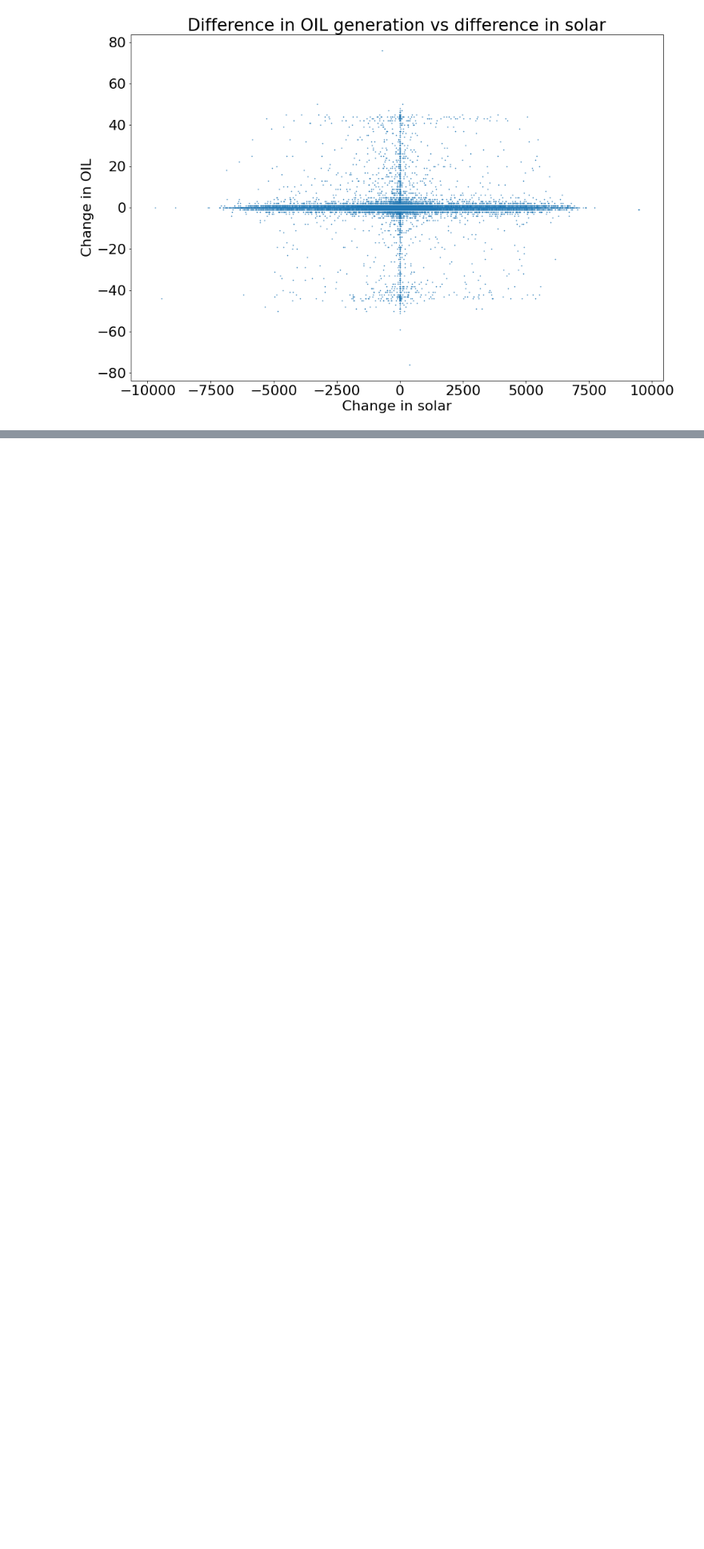
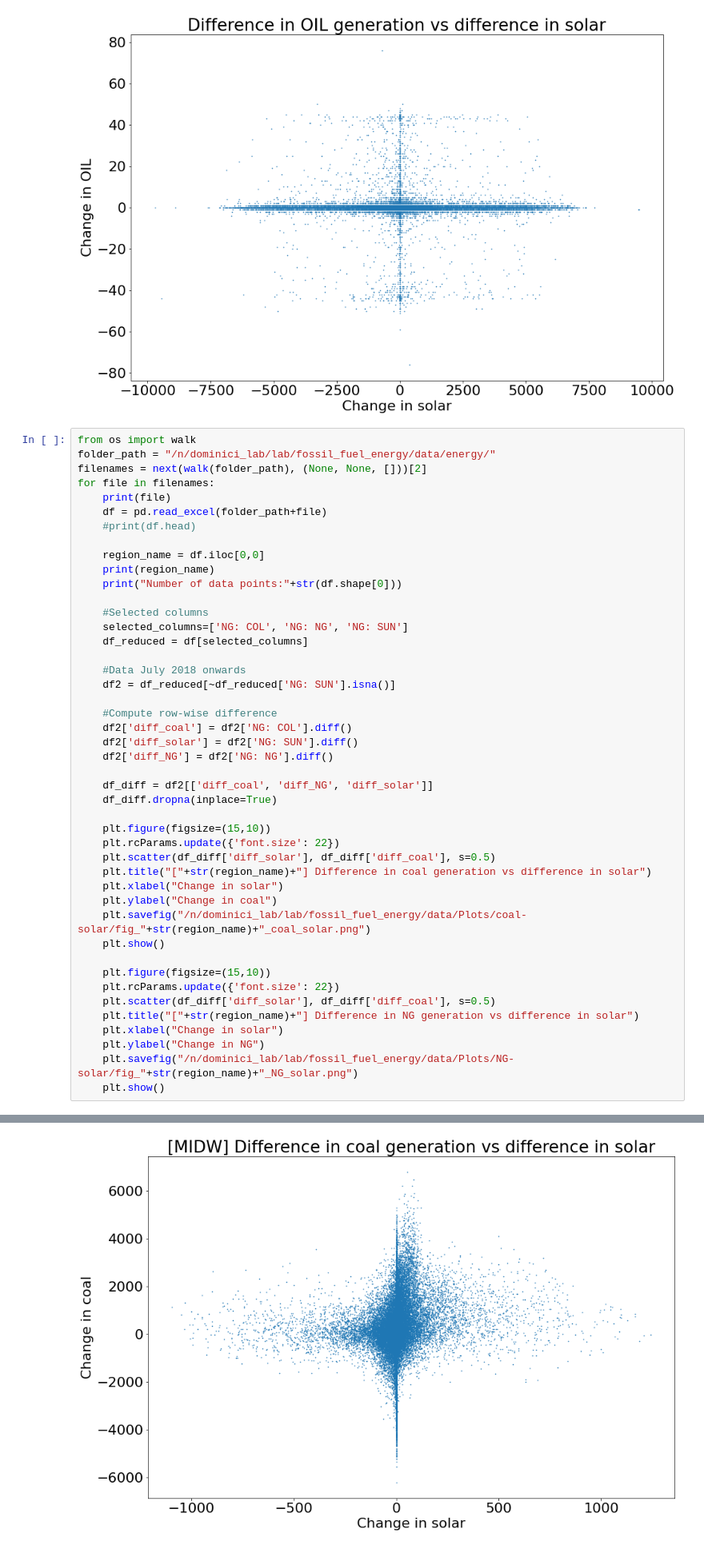
Before and after one commit to NSAPH-Projects/green-energy-optimization, a Jupyter notebook: Exploratory_data_analysis_energy.ipynb, the cells around one changed output, grey strips where cells are left out. Shown: that part at 80% size. Drawn from its saved outputs; the diff is of its cells as text; blank space fills up the shorter version.

Commit message:
Included scatterplots for every region

```diff
--- a/Exploratory_data_analysis_energy.ipynb
+++ b/Exploratory_data_analysis_energy.ipynb
@@ -189,3 +195,49 @@ plt.ylabel("Change in OIL")
 plt.show()
 # %% [output]
 [figure]
+# %%
+from os import walk
+folder_path = "/n/dominici_lab/lab/fossil_fuel_energy/data/energy/"
+filenames = next(walk(folder_path), (None, None, []))[2]
+for file in filenames:
+    print(file)
+    df = pd.read_excel(folder_path+file)
+    #print(df.head)
+
+    region_name = df.iloc[0,0]
+    print(region_name)
+    print("Number of data points:"+str(df.shape[0]))
+
+    #Selected columns
+    selected_columns=['NG: COL', 'NG: NG', 'NG: SUN']
+    df_reduced = df[selected_columns]
+
+    #Data July 2018 onwards
+    df2 = df_reduced[~df_reduced['NG: SUN'].isna()]
+
+    #Compute row-wise difference
+    df2['diff_coal'] = df2['NG: COL'].diff()
+    df2['diff_solar'] = df2['NG: SUN'].diff()
+    df2['diff_NG'] = df2['NG: NG'].diff()
+
+    df_diff = df2[['diff_coal', 'diff_NG', 'diff_solar']]
+    df_diff.dropna(inplace=True)
+
+    plt.figure(figsize=(15,10))
+    plt.rcParams.update({'font.size': 22})
+    plt.scatter(df_diff['diff_solar'], df_diff['diff_coal'], s=0.5)
+    plt.title("["+str(region_name)+"] Difference in coal generation vs difference in solar")
+    plt.xlabel("Change in solar")
+    plt.ylabel("Change in coal")
+    plt.savefig("/n/dominici_lab/lab/fossil_fuel_energy/data/Plots/coal-solar/fig_"+str(region_name)+"_coal_solar.png")
+    plt.show()
+
+    plt.figure(figsize=(15,10))
+    plt.rcParams.update({'font.size': 22})
+    plt.scatter(df_diff['diff_solar'], df_diff['diff_coal'], s=0.5)
+    plt.title("["+str(region_name)+"] Difference in NG generation vs difference in solar")
+    plt.xlabel("Change in solar")
+    plt.ylabel("Change in NG")
+    plt.savefig("/n/dominici_lab/lab/fossil_fuel_energy/data/Plots/NG-solar/fig_"+str(region_name)+"_NG_solar.png")
+    plt.show()
+# %% [output]
@@ -191,0 +266 @@ plt.show()
+[figure, added]
```
Also changed, not shown: parts of 3 cells of this notebook.
